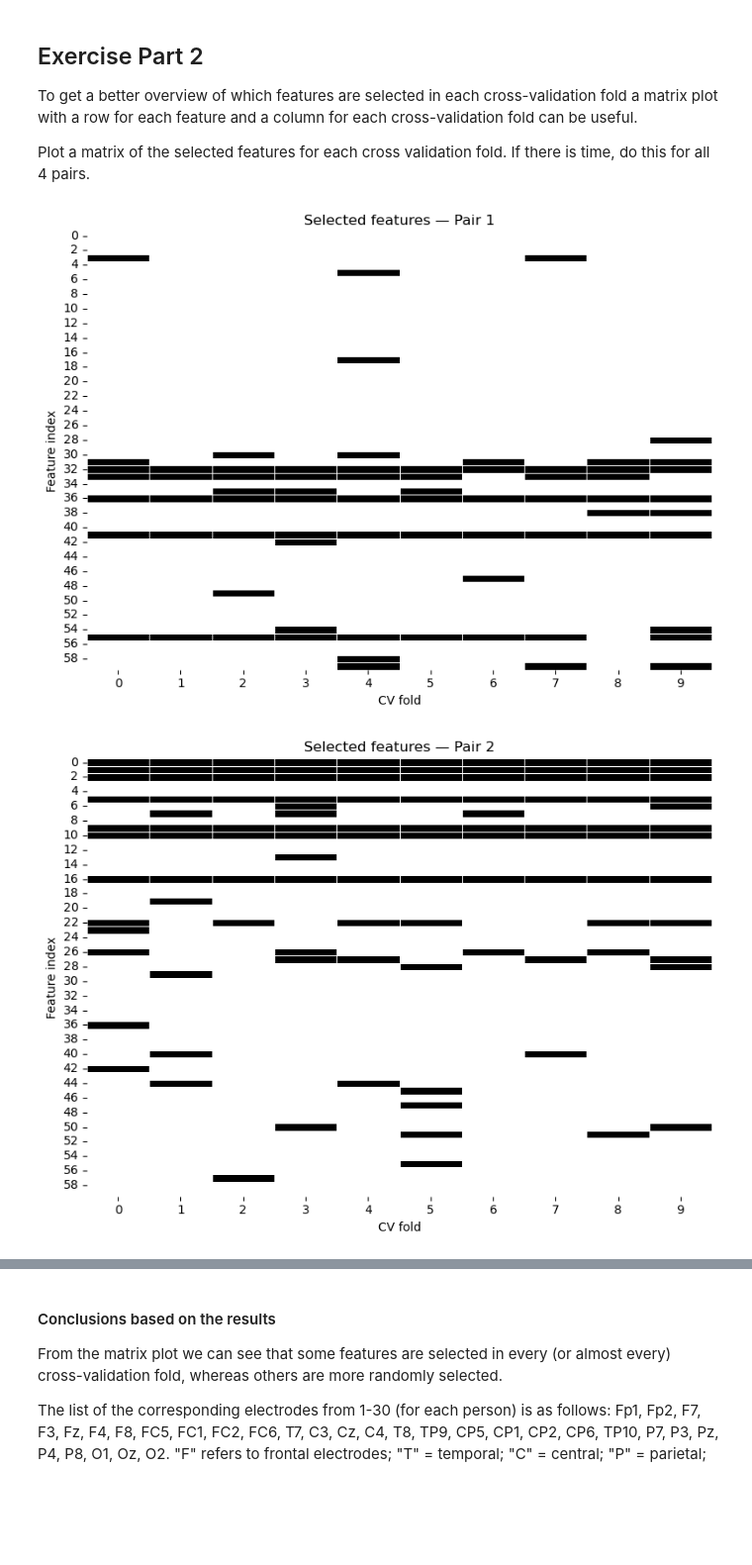
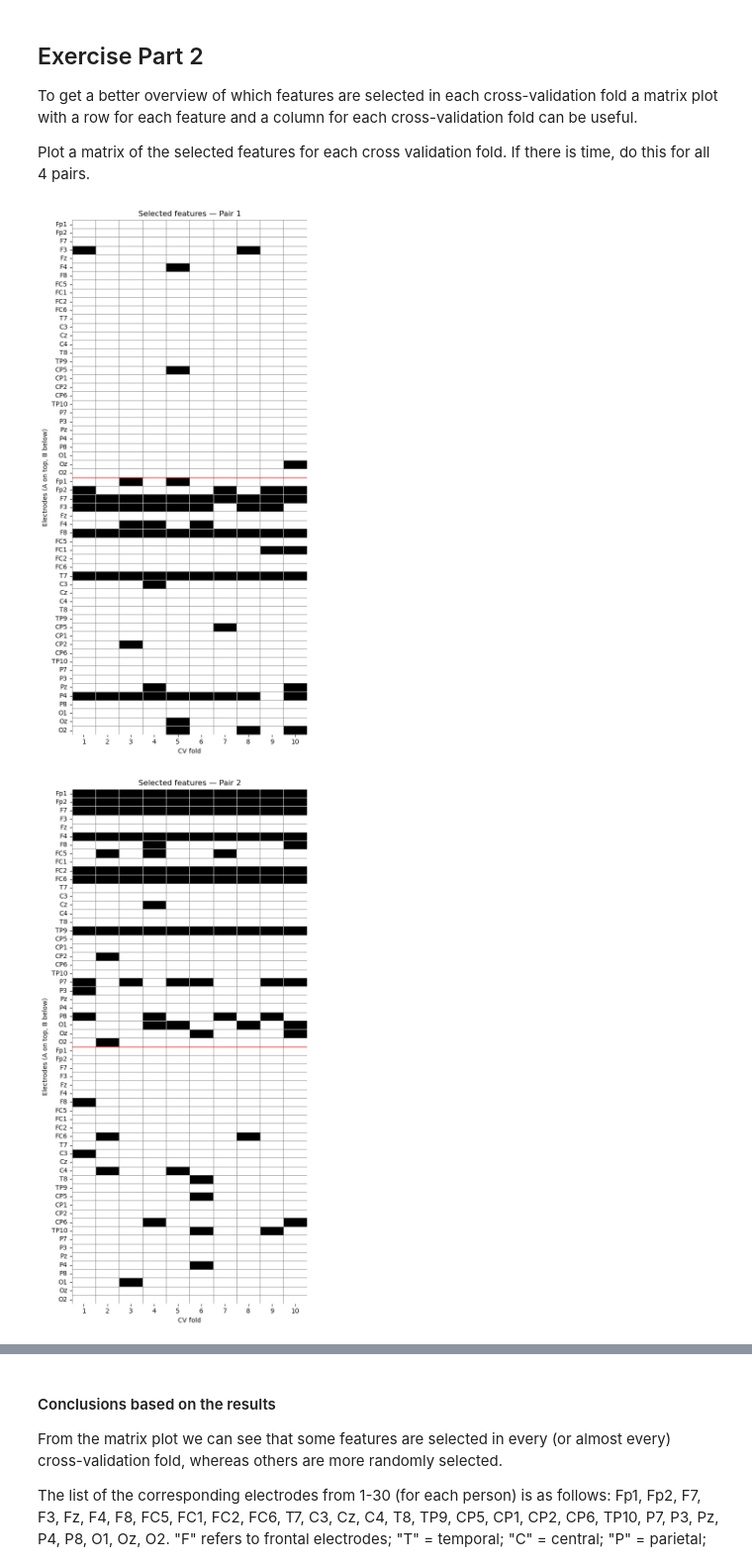
Before and after one commit to BalducciFrancesco/02464-Miniproject-2, a Jupyter notebook: logistic_regression_classification_2025_weeks8&9.ipynb, the cells around one changed output, grey strips where cells are left out. Shown: that part at 99% size. Cells and saved outputs as stored; diff of their text form; code cells hidden in the pictures; blank space fills up the shorter version.

```diff
--- a/logistic_regression_classification_2025_weeks8&9.ipynb
+++ b/logistic_regression_classification_2025_weeks8&9.ipynb
@@ -199,15 +187,46 @@ To get a better overview of which features are selected in each cross-validation
 
 Plot a matrix of the selected features for each cross validation fold. If there is time, do this for all 4 pairs.
 # %%
+electrodes = [
+    "Fp1","Fp2","F7","F3","Fz","F4","F8","FC5","FC1","FC2","FC6","T7",
+    "C3","Cz","C4","T8","TP9","CP5","CP1","CP2","CP6","TP10","P7","P3",
+    "Pz","P4","P8","O1","Oz","O2"
+]
+
 for p in range(trials):
+
     mask_matrix = np.column_stack([sfs_features[p][k].astype(int) for k in range(K)])
-    plt.figure(figsize=(8, 6))
-    sns.heatmap(mask_matrix, cmap='Greys', cbar=False, linewidths=0.5)
-    plt.title(f"Selected features — Pair {p+1}")
-    plt.xlabel("CV fold")
-    plt.ylabel("Feature index")
+
+    plt.figure(figsize=(6, 12))
+    ax = sns.heatmap(
+        mask_matrix,
+        cmap="Greys",
+        cbar=False,
+        linewidths=0.4,
+        yticklabels=electrodes * 2
+    )
+
+    # separatore tra partecipante A e B
+    ax.hlines(30, *ax.get_xlim(), colors="red", linewidth=1)
+
+    # assi
+    ax.set_title(f"Selected features — Pair {p+1}")
+    ax.set_xlabel("CV fold")
+    ax.set_ylabel("Electrodes (A on top, B below)")
+
+    # fold da 1 a K
+    ax.set_xticks(np.arange(K) + 0.5)
+    ax.set_xticklabels(np.arange(1, K+1))
+
+    # aggiungi bordi grigetti per valori = 0
+    for i in range(mask_matrix.shape[0]):
+        for j in range(mask_matrix.shape[1]):
+            if mask_matrix[i, j] == 0:
+                ax.add_patch(plt.Rectangle((j, i), 1, 1,
+                    fill=False, edgecolor="gray", linewidth=0.7))
+
     plt.tight_layout()
     plt.show()
 # %% [output]
-[figure, old version]
+[figure, new version]
-[figure, old version]
+[figure, new version]
```
Also changed, not shown: parts of 5 cells of this notebook.
